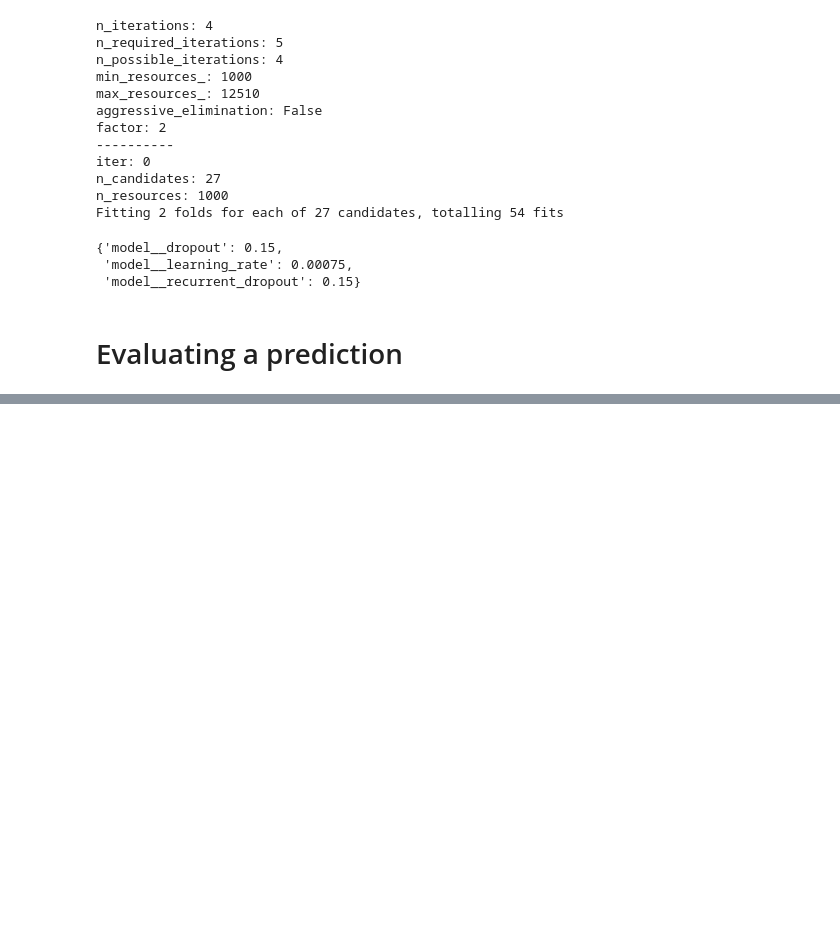
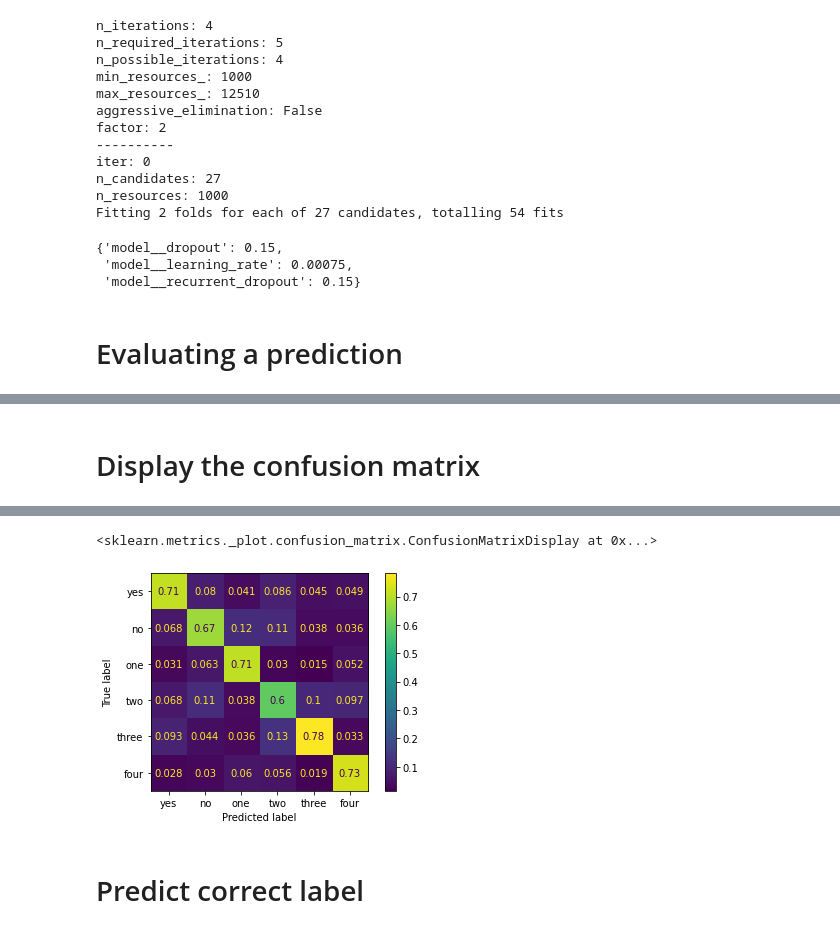
Before and after one commit to kevin-tournie/projectBigData, a Jupyter notebook: Models/src/lstm/LSTM_Train.ipynb, the cells around one changed output, grey strips where cells are left out. Drawn from its saved outputs; the diff is of its cells as text; code cells hidden in the pictures; blank space fills up the shorter version.

Commit message:
multiple training lstm

```diff
--- a/Models/src/lstm/LSTM_Train.ipynb
+++ b/Models/src/lstm/LSTM_Train.ipynb
@@ -26,12 +39,13 @@ def load_and_padding(path, n_mfcc):
 
     return x, y, max_length, X_mask
 # %%
-def create_train_test(file_path,n_mels,n_mfcc):
+from keras.utils import to_categorical
+from sklearn.model_selection import train_test_split
+def create_train_test(file_path,n_mels,n_mfcc,classes):
+    '''Creates train and test sets from the data in the file_path.'''
     X, y, max_length, X_mask = load_and_padding(file_path, n_mfcc=n_mfcc)
-    X_train, X_test, y_train, y_test = train_test_split(X, y,  test_size=0.1, random_state=42)
-    transcript_vocab = set(y_train)
-    num_classes = len(transcript_vocab)
-    classes = list(transcript_vocab)
+    X_train, X_test, y_train, y_test = train_test_split(X, y,  test_size=0.0, random_state=42)
+    num_classes = len(classes)
     y_train = [classes.index(x) for x in y_train]
     y_train = to_categorical(y_train, num_classes)
     y_test = [classes.index(x) for x in y_test]
@@ -321,0 +309,17 @@ four
+# %%
+from pickle import load
+import numpy as np
+import tensorflow as tf
+
+classes = ["yes", "no", "one", "two", "three", "four"]
+
+
+X_train, X_test, y_train, y_test, max_length, num_classes, classes = create_train_test("../assets/MFCCs/16k_train_20mels_5mfcc.pkl",20,5,classes)
+
+epoch = 100
+batch_size = 64
+validation_split = 0.1
+callback = tf.keras.callbacks.EarlyStopping(monitor='val_accuracy', patience=7, restore_best_weights=True,verbose=1)
+
+model = create_model(learning_rate=6.5*1e-4,dropout=0.15,recurrent_dropout=0.15,max_length=max_length,num_classes=num_classes,n_mfcc=5)
+model.summary()
@@ -321,0 +370,15 @@ four
+# %% [markdown]
+# Display the confusion matrix
+# %%
+from sklearn.metrics import confusion_matrix, ConfusionMatrixDisplay
+from keras.models import load_model
+
+model = load_model("lstm_20_5_16k_augmented")
+#Predict
+y_prediction = model.predict(X_test)
+y_prediction = np.argmax(y_prediction,axis=1)
+# y_test = np.argmax(y_test,axis=1)
+# Create confusion matrix and normalizes it over predicted (columns)
+result = confusion_matrix(y_test, y_prediction, normalize='pred')
+ConfusionMatrixDisplay(result, display_labels=classes).plot()
+# %% [output]
@@ -321,0 +386,4 @@ four
+<sklearn.metrics._plot.confusion_matrix.ConfusionMatrixDisplay at 0x...>
+[figure, added]
+# %% [markdown]
+# Predict correct label
```
Also changed, not shown: parts of 26 cells of this notebook, 3 other files.
